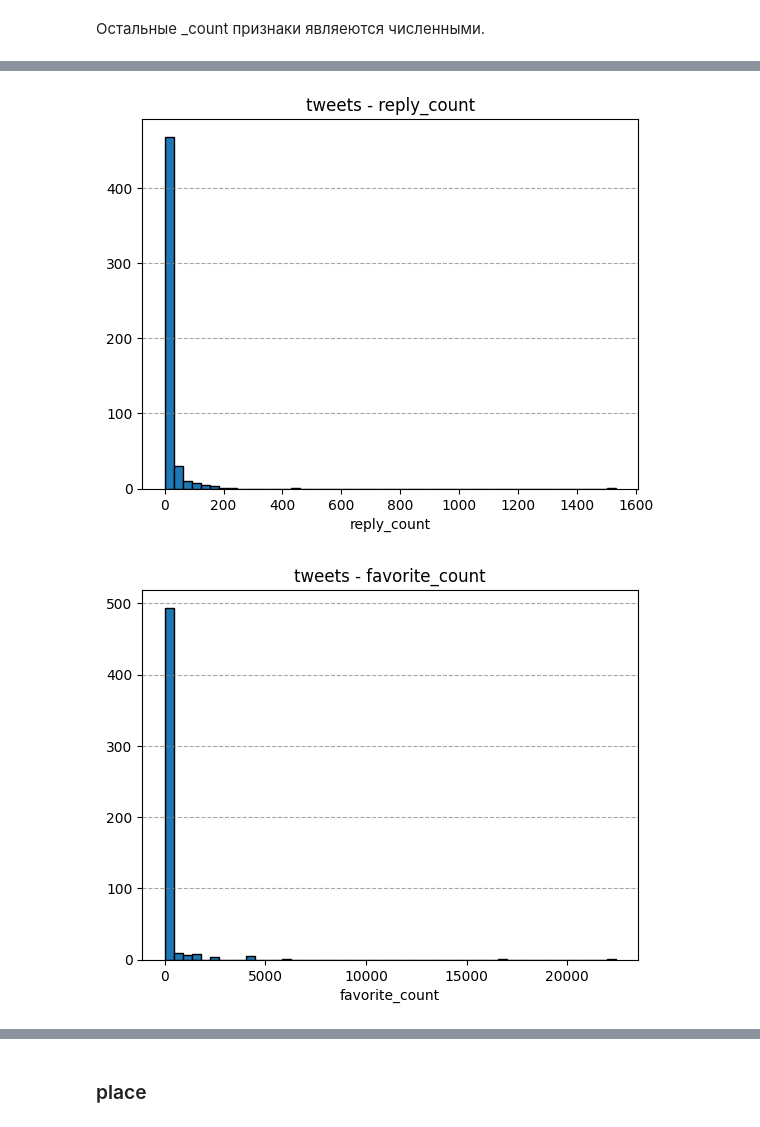
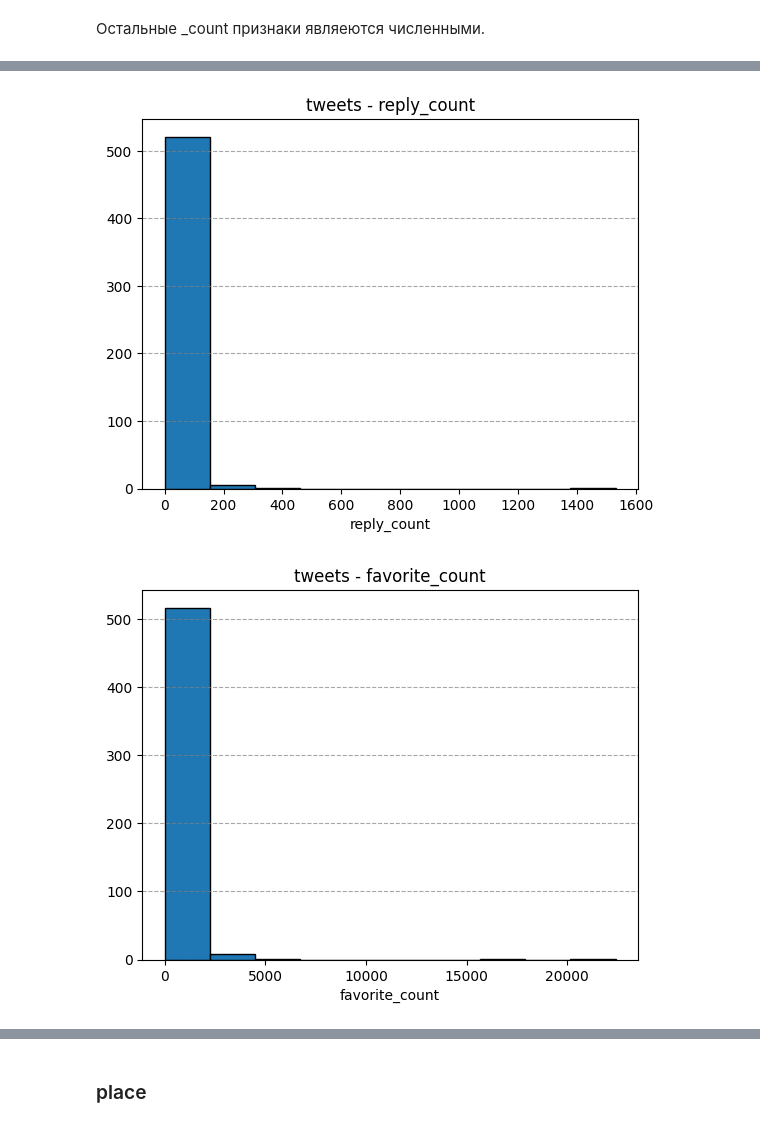
Before and after one commit to vasilyryabtsev/futures-price-prediction, a Jupyter notebook: twitter_parser/infls/inflEDA.ipynb, the cells around one changed output, grey strips where cells are left out. Saved outputs shown, nothing was run; the diff lists cells and outputs as text; code cells hidden in the pictures.

```diff
--- a/twitter_parser/infls/inflEDA.ipynb
+++ b/twitter_parser/infls/inflEDA.ipynb
@@ -240,8 +255,6 @@ def create_hist(x, x_bins=None):
 create_hist(df['year'])
 # %% [output]
 [figure]
-# %%
-df = df.drop('date', axis=1)
 # %% [markdown]
 ### Общие сведенья о данных ###
 # %%
@@ -394,5 +407,5 @@ count_att = ['quote_count', 'reply_count', 'favorite_count', 'view_count', 'retw
 
 for col_name in count_att:
     df[col_name] = df[col_name].fillna(0)
-    create_hist(df[col_name], x_bins=50)
+    create_hist(df[col_name])
 # %% [output]
@@ -400,2 +413,2 @@ for col_name in count_att:
-[figure, old version]
+[figure, new version]
-[figure, old version]
+[figure, new version]
```
Also changed, not shown: parts of 21 cells of this notebook.
